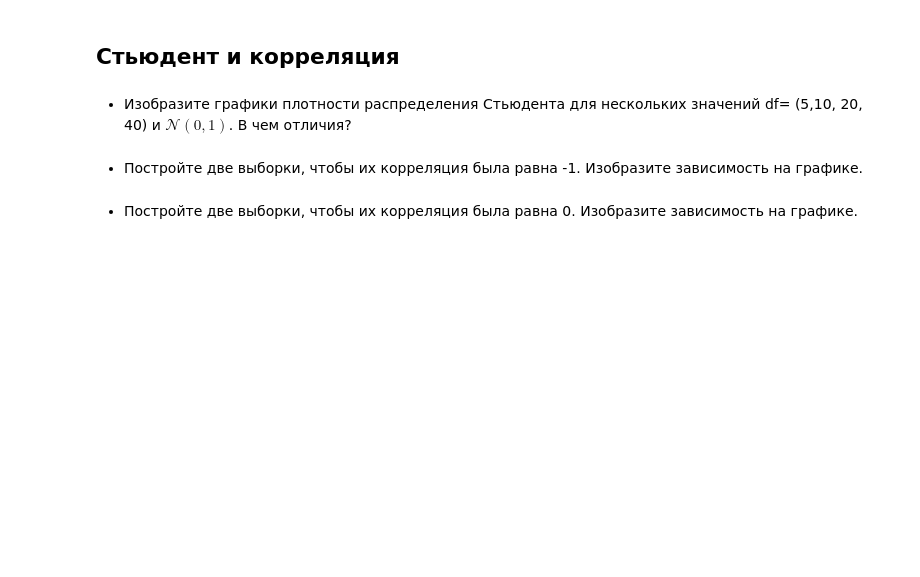
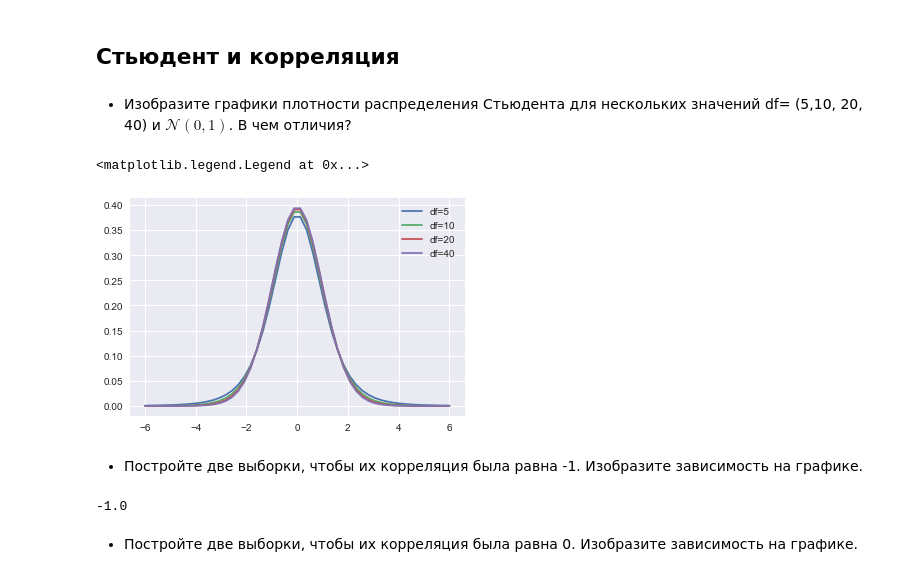
Before and after one commit to AlexeevVl/PythonHomework, a Jupyter notebook: hw2_stat.ipynb, the cells around one changed output. Drawn from its saved outputs; the diff is of its cells as text; code cells hidden in the pictures; blank space fills up the shorter version.

Commit message:
Add files via upload
hw 2 stat ver 1

```diff
--- a/hw2_stat.ipynb
+++ b/hw2_stat.ipynb
@@ -261,0 +277,16 @@ norm_rv = stats.norm(0, 2)
+# %%
+#your code here
+t_rv5=stats.t(5)
+t_rv10=stats.t(10)
+t_rv20=stats.t(20)
+t_rv40=stats.t(40)
+
+x=np.linspace(-6,6)
+plt.plot(x,t_rv5.pdf(x))
+plt.plot(x,t_rv10.pdf(x))
+plt.plot(x,t_rv20.pdf(x))
+plt.plot(x,t_rv40.pdf(x))
+plt.legend(["df=5","df=10","df=20","df=40"])
+# %% [output]
+<matplotlib.legend.Legend at 0x...>
+[figure, added]
@@ -266,2 +298,10 @@ norm_rv = stats.norm(0, 2)
+# %%
+#your code here
+x1=[i for i in range(0,100)]
+y1=[-x for x in x1]
+corr, p_value=stats.pearsonr(x1,y1)
+print(corr)
+# %% [output]
+-1.0
 # %% [markdown]
 - Постройте две выборки, чтобы их корреляция была равна 0. Изобразите зависимость на графике.
```
Also changed, not shown: parts of 24 cells of this notebook.
